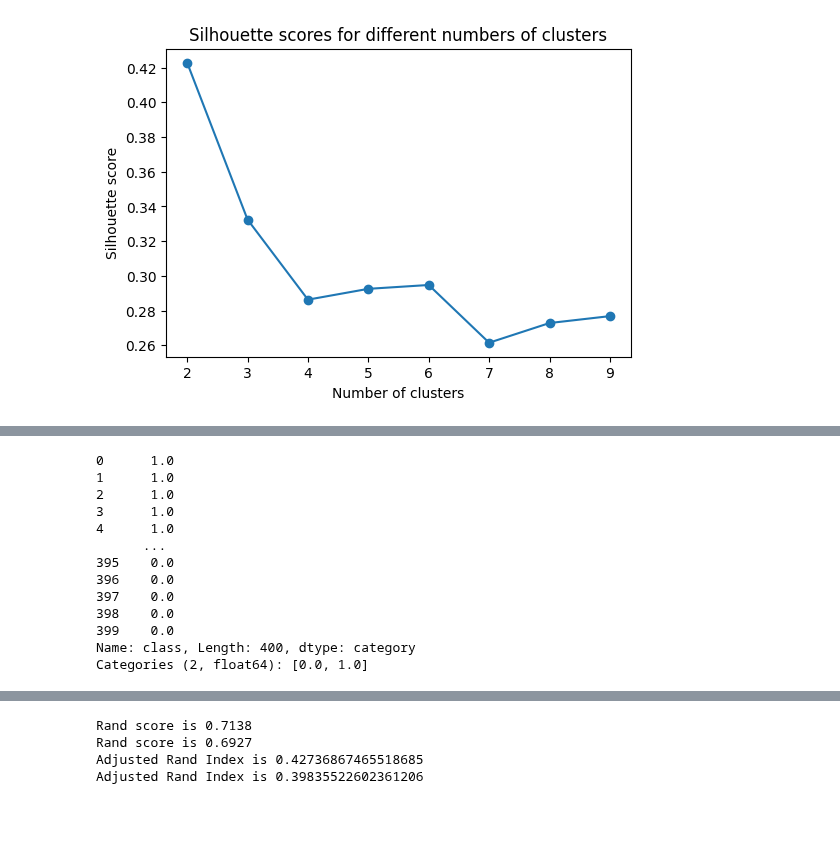
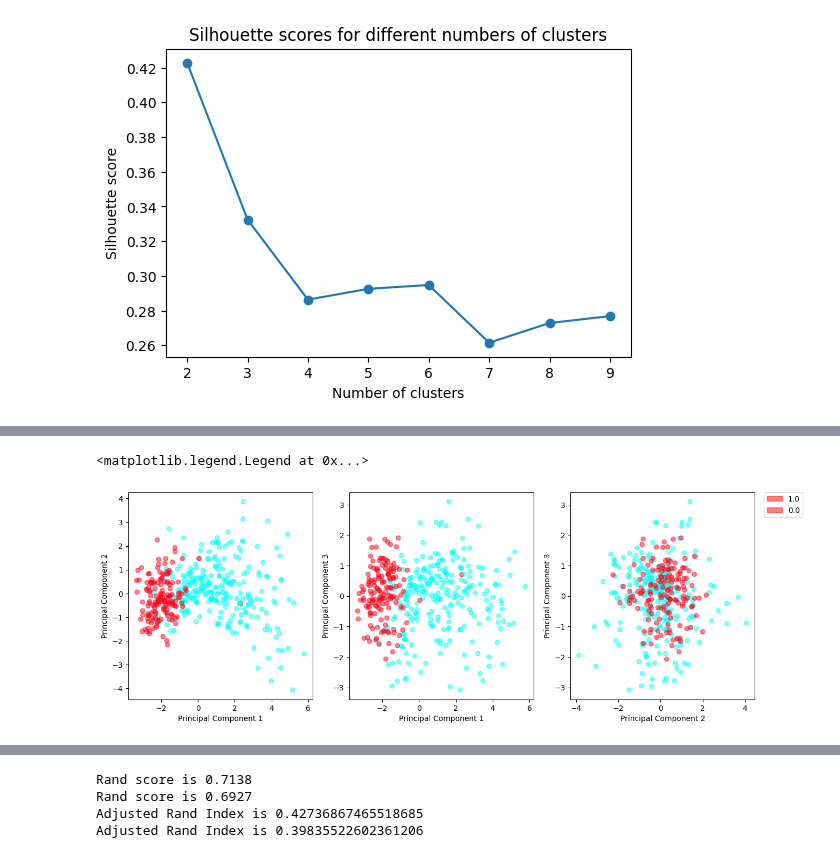
Before and after one commit to Barkesty/Project-Chronic-Kidney-Disease-Classification-Challenge, a Jupyter notebook: project.ipynb, the cells around one changed output, grey strips where cells are left out. Drawn from its saved outputs; the diff is of its cells as text; code cells hidden in the pictures; blank space fills up the shorter version.

Commit message:
K-Mean Plots,but label issue

```diff
--- a/project.ipynb
+++ b/project.ipynb
@@ -792,14 +792,3 @@ plt.ylabel('Silhouette score')
 plt.show()
 # %% [output]
 [figure]
-# %%
-#######################
-km4 = KMeans(n_clusters=2, n_init=20, random_state=1)
-km4.fit(df_pca)
-
-fig, (ax1) = plt.subplots(1, figsize=(6,6))
-
-ax1.scatter(df_pca[:,0], df_pca[:,1], s=40, c=km4.labels_, cmap=plt.cm.prism)
-ax1.set_title('K-means Clustering with 4 PCA Components')
-ax1.set_xlabel('Principal Component 1')
-ax1.set_ylabel('Principal Component 2')
@@ -809,19 +795,53 @@ Text(0, 0.5, 'Principal Component 2')
-# %%
-df['class']
-# %% [output]
-0      1.0
-1      1.0
-2      1.0
-3      1.0
-4      1.0
-      ...
-395    0.0
-396    0.0
-397    0.0
-398    0.0
-399    0.0
-Name: class, Length: 400, dtype: category
-Categories (2, float64): [0.0, 1.0]
+# %%
+
+
+df2_plot = pd.DataFrame(pca_X.fit_transform(X))
+
+y_ts = y["class"].map({'ckd': 1, 'notckd': 0})
+
+
+import matplotlib.pyplot as plt
+import seaborn as sns
+import pandas as pd
+import numpy as np
+
+df_pca_with_target = pd.DataFrame(df_pca, columns=['PC1', 'PC2', 'PC3'])
+df_pca_with_target['Target'] = y_ts
+
+color_idx = pd.factorize(df_pca_with_target['Target'])[0]
+cmap = plt.cm.hsv
+
+
+fig, axes = plt.subplots(1, 3, figsize=(15, 5))
+
+# PC1 vs PC2
+axes[0].scatter(df2_plot.iloc[:,0], -df2_plot.iloc[:,1], c=color_idx, cmap=cmap, alpha=0.5)
+axes[0].set_xlabel('Principal Component 1')
+axes[0].set_ylabel('Principal Component 2')
+
+# PC1 vs PC3
+axes[1].scatter(df2_plot.iloc[:,0], df2_plot.iloc[:,2], c=color_idx, cmap=cmap, alpha=0.5)
+axes[1].set_xlabel('Principal Component 1')
+axes[1].set_ylabel('Principal Component 3')
+
+# PC2 vs PC3
+axes[2].scatter(df2_plot.iloc[:,1], df2_plot.iloc[:,2], c=color_idx, cmap=cmap, alpha=0.5)
+axes[2].set_xlabel('Principal Component 2')
+axes[2].set_ylabel('Principal Component 3')
+
+
+
+handles = []
+labels = pd.factorize(y_ts.unique())
+norm = mpl.colors.Normalize(vmin=0.0, vmax=14.0)
+
+for i, v in zip(labels[0], labels[1]):
+    handles.append(mpl.patches.Patch(color=cmap(norm(i)), label=v, alpha=0.5))
+
+axes[2].legend(handles=handles, bbox_to_anchor=(1.05, 1), loc=2, borderaxespad=0.)
+# %% [output]
+<matplotlib.legend.Legend at 0x...>
+[figure, added]
 # %%
 from sklearn.metrics import adjusted_rand_score
 
```
Also changed, not shown: parts of 4 cells of this notebook.
